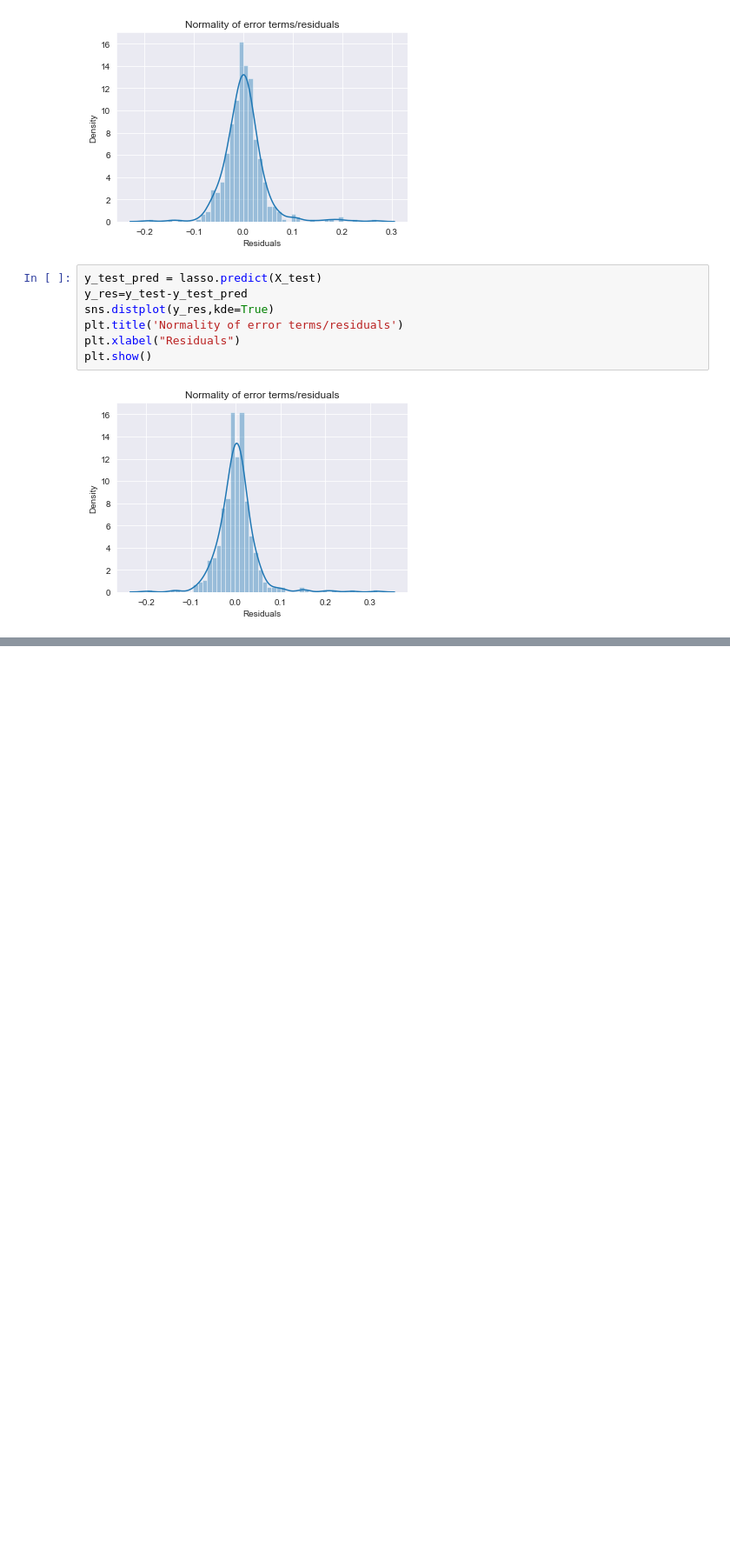
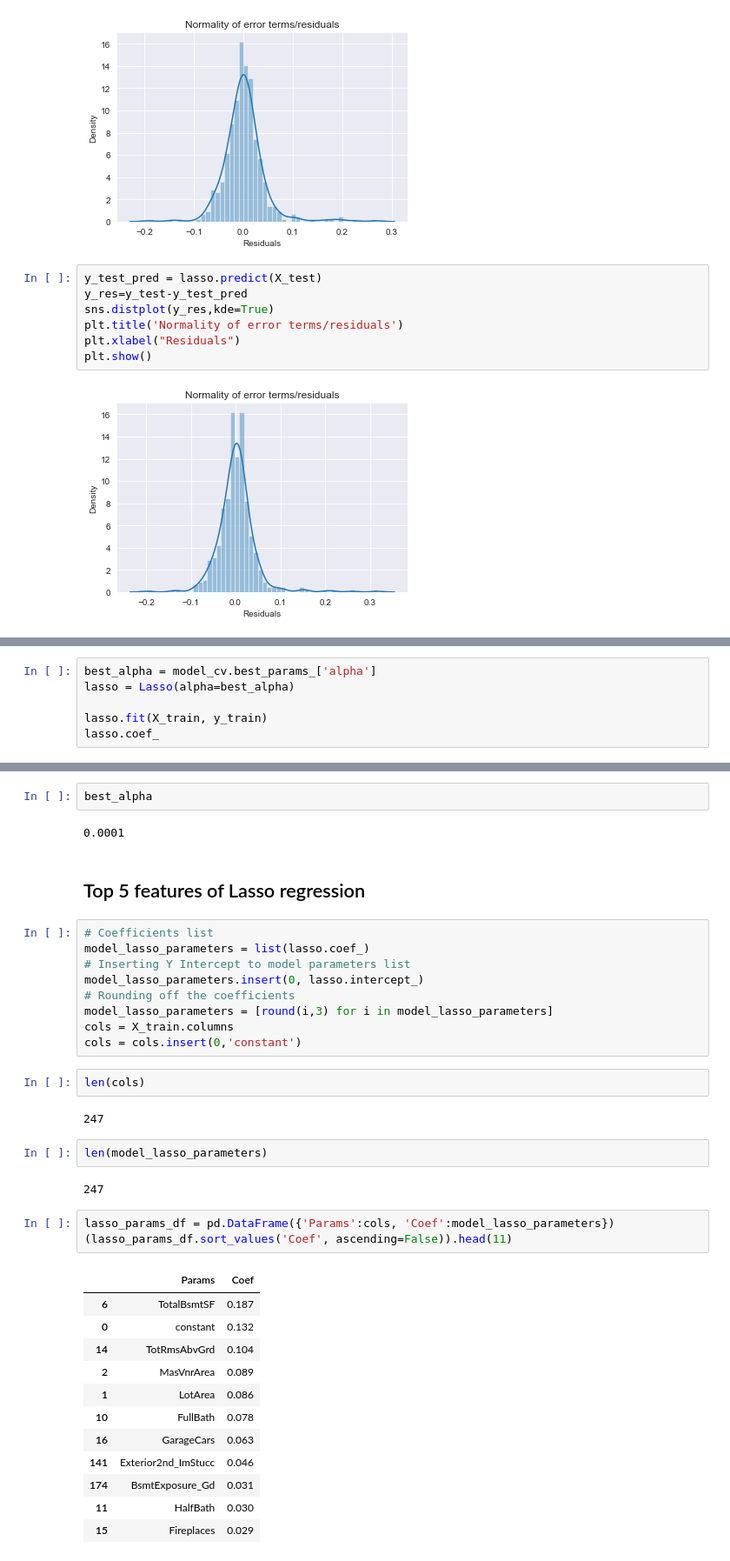
Before and after one commit to har2008preet/surprise_housing_ridge_lasso, a Jupyter notebook: Assignment - Advanced Regression.ipynb, the cells around one changed output, grey strips where cells are left out. Shown at 87% size. Drawn from its saved outputs; the diff is of its cells as text; blank space fills up the shorter version.

```diff
--- a/Assignment - Advanced Regression.ipynb
+++ b/Assignment - Advanced Regression.ipynb
@@ -483,0 +543,6 @@ plt.show()
+# %%
+best_alpha = model_cv.best_params_['alpha']
+lasso = Lasso(alpha=best_alpha)
+
+lasso.fit(X_train, y_train)
+lasso.coef_
@@ -483,0 +567,39 @@ plt.show()
+# %%
+best_alpha
+# %% [output]
+0.0001
+# %% [markdown]
+## Top 5 features of Lasso regression
+# %%
+# Coefficients list
+model_lasso_parameters = list(lasso.coef_)
+# Inserting Y Intercept to model parameters list
+model_lasso_parameters.insert(0, lasso.intercept_)
+# Rounding off the coefficients
+model_lasso_parameters = [round(i,3) for i in model_lasso_parameters]
+cols = X_train.columns
+cols = cols.insert(0,'constant')
+# %%
+len(cols)
+# %% [output]
+247
+# %%
+len(model_lasso_parameters)
+# %% [output]
+247
+# %%
+lasso_params_df = pd.DataFrame({'Params':cols, 'Coef':model_lasso_parameters})
+(lasso_params_df.sort_values('Coef', ascending=False)).head(11)
+# %% [output]
+|  | Params | Coef |
+| 6 | TotalBsmtSF | 0.187 |
+| 0 | constant | 0.132 |
+| 14 | TotRmsAbvGrd | 0.104 |
+| 2 | MasVnrArea | 0.089 |
+| 1 | LotArea | 0.086 |
+| 10 | FullBath | 0.078 |
+| 16 | GarageCars | 0.063 |
+| 141 | Exterior2nd_ImStucc | 0.046 |
+| 174 | BsmtExposure_Gd | 0.031 |
+| 11 | HalfBath | 0.030 |
+| 15 | Fireplaces | 0.029 |
```
Also changed, not shown: parts of 10 cells of this notebook.
